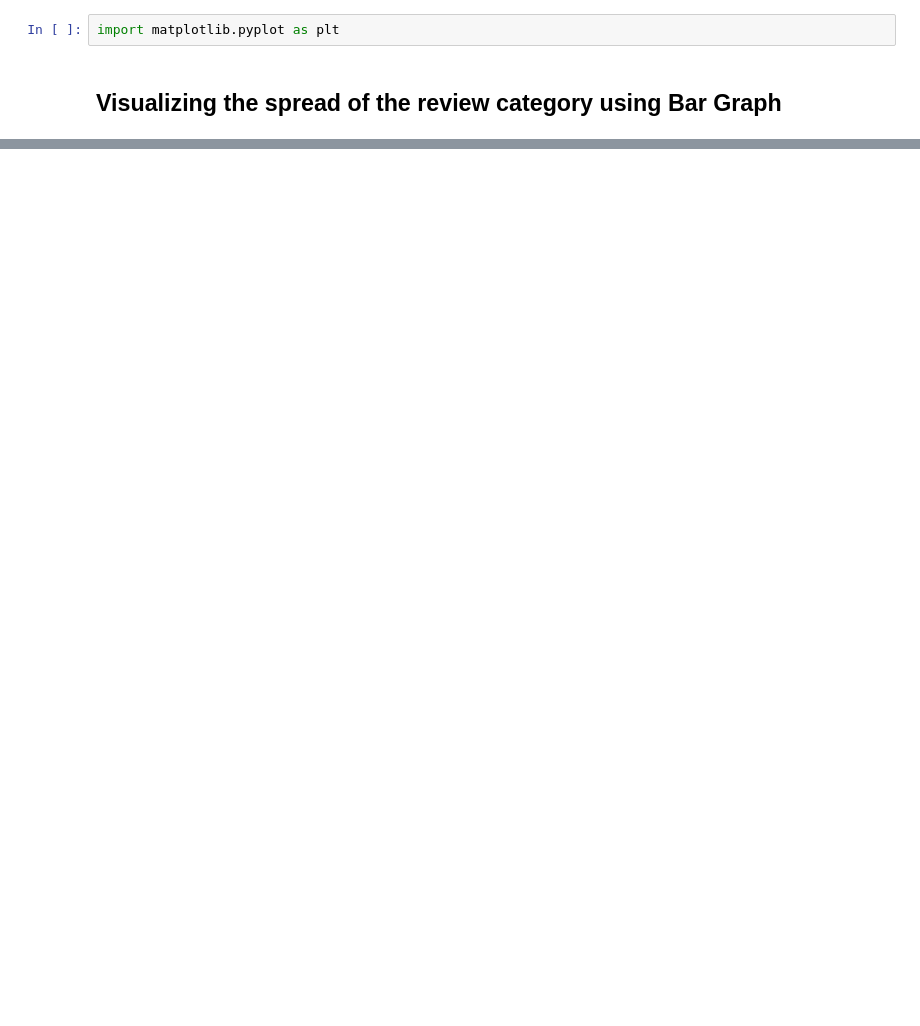
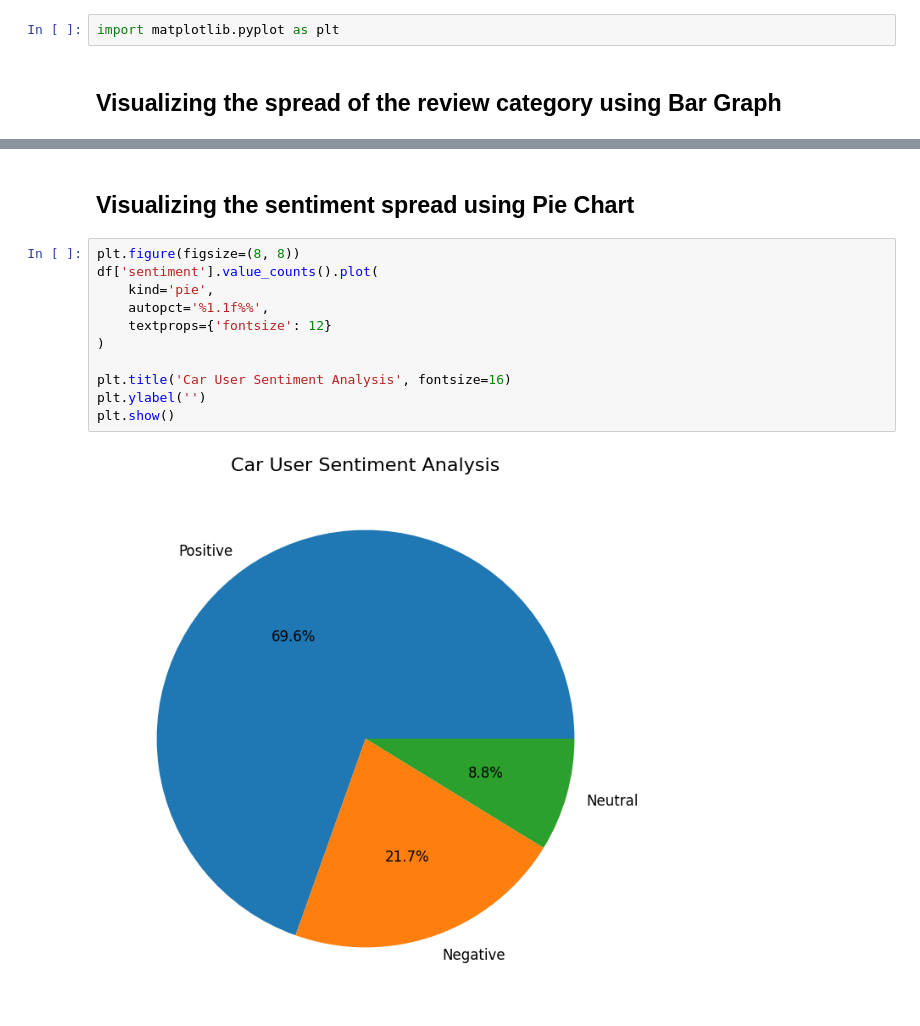
Before and after one commit to NimWick638/The-Wheels-in-Motion-Group-06, a Jupyter notebook: Deploying Hugging Face Model/Hugging_Face_Model_Deployment_.ipynb, the cells around one changed output, grey strips where cells are left out. Saved outputs shown, nothing was run; the diff lists cells and outputs as text; blank space fills up the shorter version.

Commit message:
Visualizing the sentiment spread using Pie Chart

```diff
--- a/Deploying Hugging Face Model/Hugging_Face_Model_Deployment_.ipynb
+++ b/Deploying Hugging Face Model/Hugging_Face_Model_Deployment_.ipynb
@@ -171,0 +179,15 @@ plt.show()
+# %% [markdown]
+<h2>Visualizing the sentiment spread using Pie Chart</h2>
+# %%
+plt.figure(figsize=(8, 8))
+df['sentiment'].value_counts().plot(
+    kind='pie',
+    autopct='%1.1f%%',
+    textprops={'fontsize': 12}
+)
+
+plt.title('Car User Sentiment Analysis', fontsize=16)
+plt.ylabel('')
+plt.show()
+# %% [output]
+[figure, added]
```
Also changed, not shown: parts of 3 cells of this notebook.
